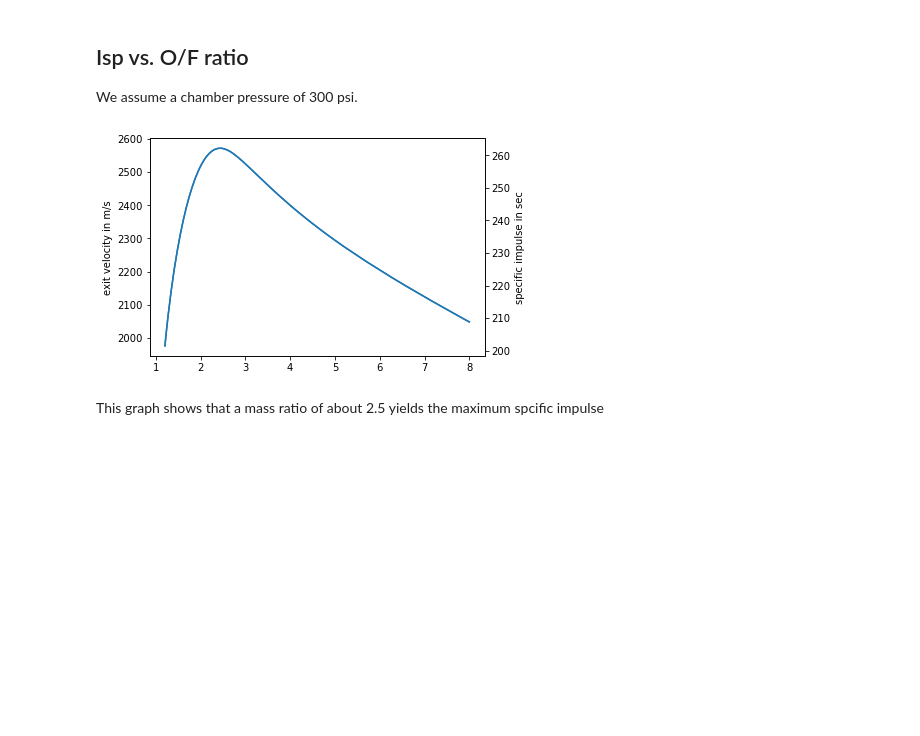
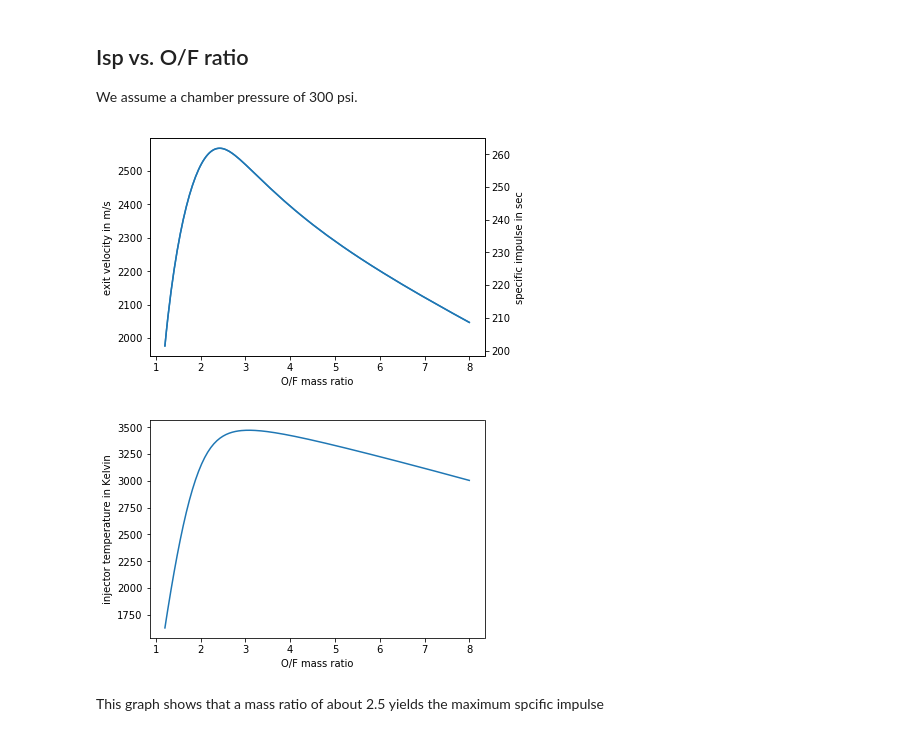
Before and after one commit to Xenophyte/preliminary_rocket_design, a Jupyter notebook: rocket_design.ipynb, the cells around one changed output. Saved outputs shown, nothing was run; the diff lists cells and outputs as text; code cells hidden in the pictures; blank space fills up the shorter version.

Commit message:
more performance graphs

```diff
--- a/rocket_design.ipynb
+++ b/rocket_design.ipynb
@@ -109,33 +109,44 @@ We assume a chamber pressure of 300 psi.
 # %%
 import matplotlib.pyplot as plt
 import numpy as np
 
 
 input_dict = {"case number":2003,
               "chamber-to-throat area ratio":5.64285736166,
               "chamber temperature":3000,
-              "chamber pressure":300,
+              "chamber pressure":250,
               "pressure ratio":20.4207459666,
               "fuel":"C8H18(L),n-octa",
               "fuel temperature":298,
               "oxidizer":"O2(L)"
              }
 OFratio = np.linspace(1.2,8.0,200)
 Isp = []
+Tc = []
 for r in OFratio:
     input_dict["OFratio"] = r
-    res = runAll(input_dict)["Isp"]
-    Isp.append(res)
+    res = runAll(input_dict)
+    res_Isp = res["Isp"]
+    res_Tc = res["injector temperature"]
+    Isp.append(res_Isp)
+    Tc.append(res_Tc)
 Isp = np.array(Isp)
+Tc = np.array(Tc)
 fig, ax1 = plt.subplots()
 ax1.plot(OFratio,Isp)
 ax1.set_ylabel("exit velocity in m/s")
 ax2 = ax1.twinx()
 plt.plot(OFratio,Isp/9.81)
 ax2.set_ylabel("specific impulse in sec")
+ax1.set_xlabel("O/F mass ratio")
+plt.show()
+
+plt.plot(OFratio,Tc)
 plt.xlabel("O/F mass ratio")
+plt.ylabel("injector temperature in Kelvin")
 plt.show()
 # %% [output]
-[figure, old version]
+[figure, new version]
+[figure, added]
 # %% [markdown]
 This graph shows that a mass ratio of about 2.5 yields the maximum spcific impulse
```
Also changed, not shown: parts of 7 cells of this notebook.
